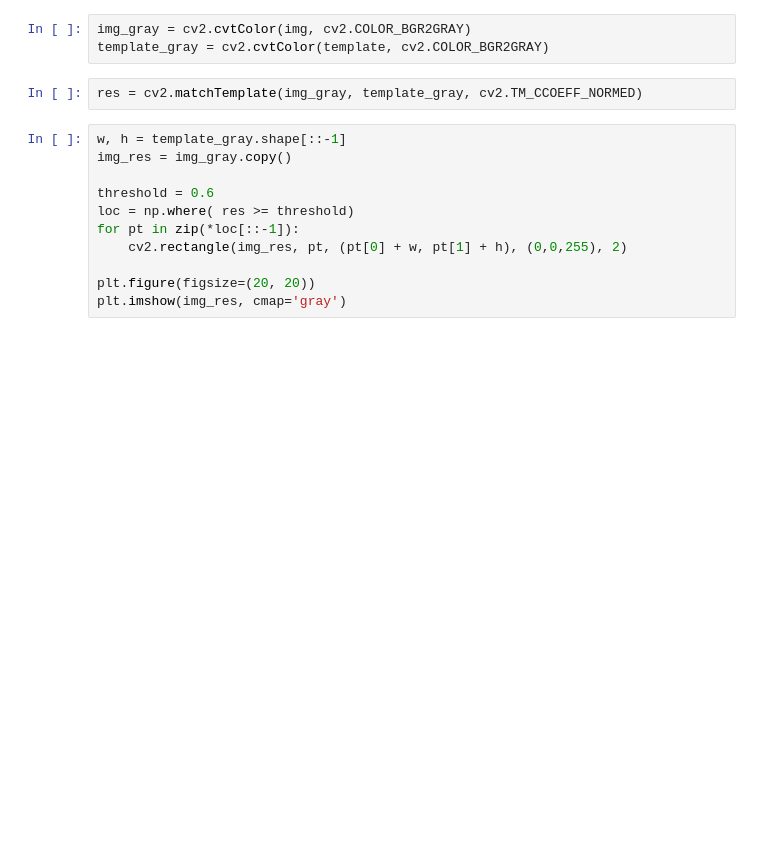
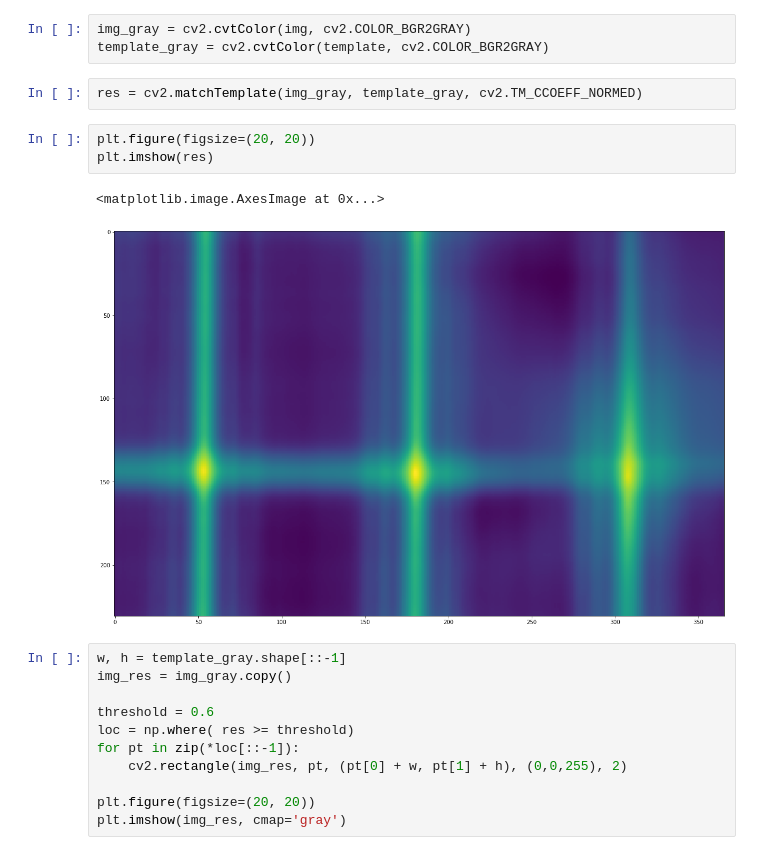
Before and after one commit to randy8642/ImageProcessing_HW3_TemplateMatching, a Jupyter notebook: main_texureMatching.ipynb, the cells around one changed output. Drawn from its saved outputs; the diff is of its cells as text; blank space fills up the shorter version.

```diff
--- a/main_texureMatching.ipynb
+++ b/main_texureMatching.ipynb
@@ -240,6 +253,12 @@ img_gray = cv2.cvtColor(img, cv2.COLOR_BGR2GRAY)
 template_gray = cv2.cvtColor(template, cv2.COLOR_BGR2GRAY)
 # %%
 res = cv2.matchTemplate(img_gray, template_gray, cv2.TM_CCOEFF_NORMED)
+# %%
+plt.figure(figsize=(20, 20))
+plt.imshow(res)
+# %% [output]
+<matplotlib.image.AxesImage at 0x...>
+[figure, added]
 # %%
 w, h = template_gray.shape[::-1]
 img_res = img_gray.copy()
```
Also changed, not shown: parts of 3 cells of this notebook.
